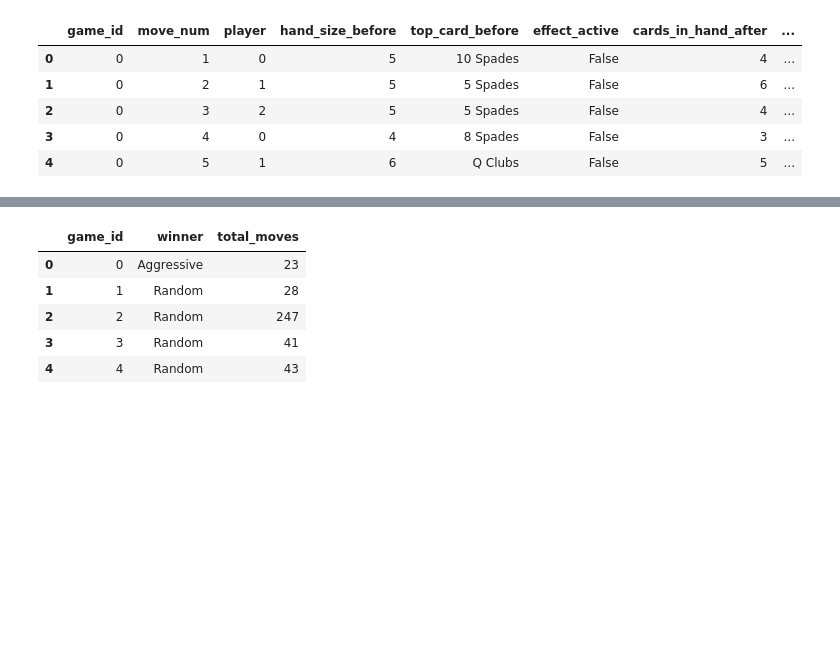
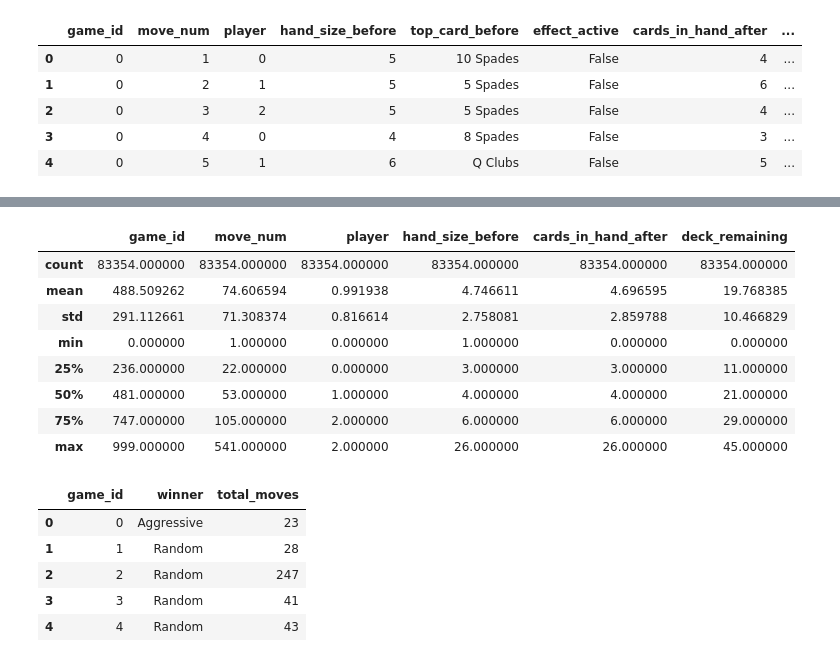
Before and after one commit to galafajter/macau_bots, a Jupyter notebook: eda/game_analysis.ipynb, the cells around one changed output, grey strips where cells are left out. Cells and saved outputs as stored; diff of their text form; code cells hidden in the pictures; blank space fills up the shorter version.

```diff
--- a/eda/game_analysis.ipynb
+++ b/eda/game_analysis.ipynb
@@ -21,3 +42,15 @@ sim_games_data_df.head()
+# %%
+sim_games_data_df.describe()
+# %% [output]
+|  | game_id | move_num | player | hand_size_before | cards_in_hand_after | deck_remaining |
+| count | 83354.000000 | 83354.000000 | 83354.000000 | 83354.000000 | 83354.000000 | 83354.000000 |
+| mean | 488.509262 | 74.606594 | 0.991938 | 4.746611 | 4.696595 | 19.768385 |
+| std | 291.112661 | 71.308374 | 0.816614 | 2.758081 | 2.859788 | 10.466829 |
+| min | 0.000000 | 1.000000 | 0.000000 | 1.000000 | 0.000000 | 0.000000 |
+| 25% | 236.000000 | 22.000000 | 0.000000 | 3.000000 | 3.000000 | 11.000000 |
+| 50% | 481.000000 | 53.000000 | 1.000000 | 4.000000 | 4.000000 | 21.000000 |
+| 75% | 747.000000 | 105.000000 | 2.000000 | 6.000000 | 6.000000 | 29.000000 |
+| max | 999.000000 | 541.000000 | 2.000000 | 26.000000 | 26.000000 | 45.000000 |
 # %%
 sim_games_results_df.head()
 # %% [output]
```
Also changed, not shown: parts of 16 cells of this notebook.
